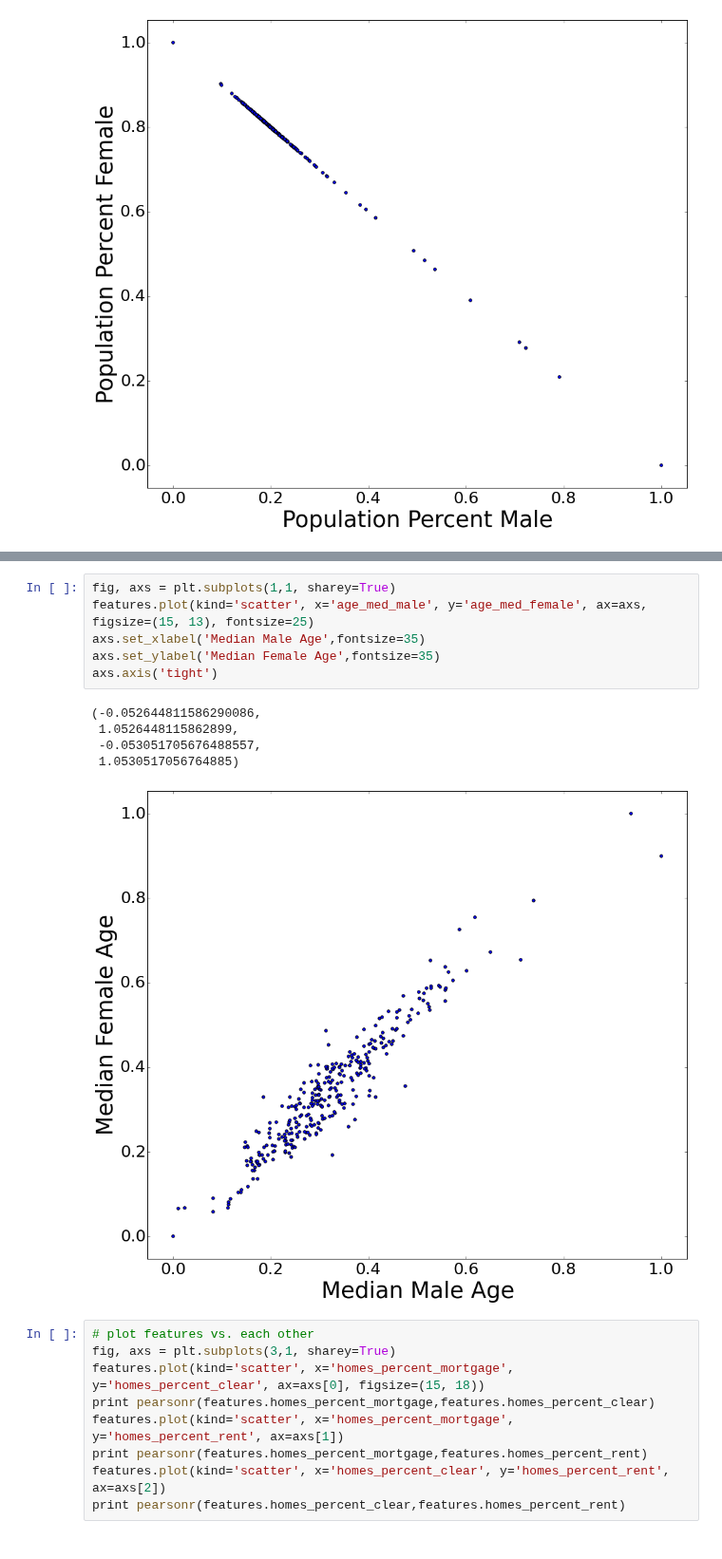
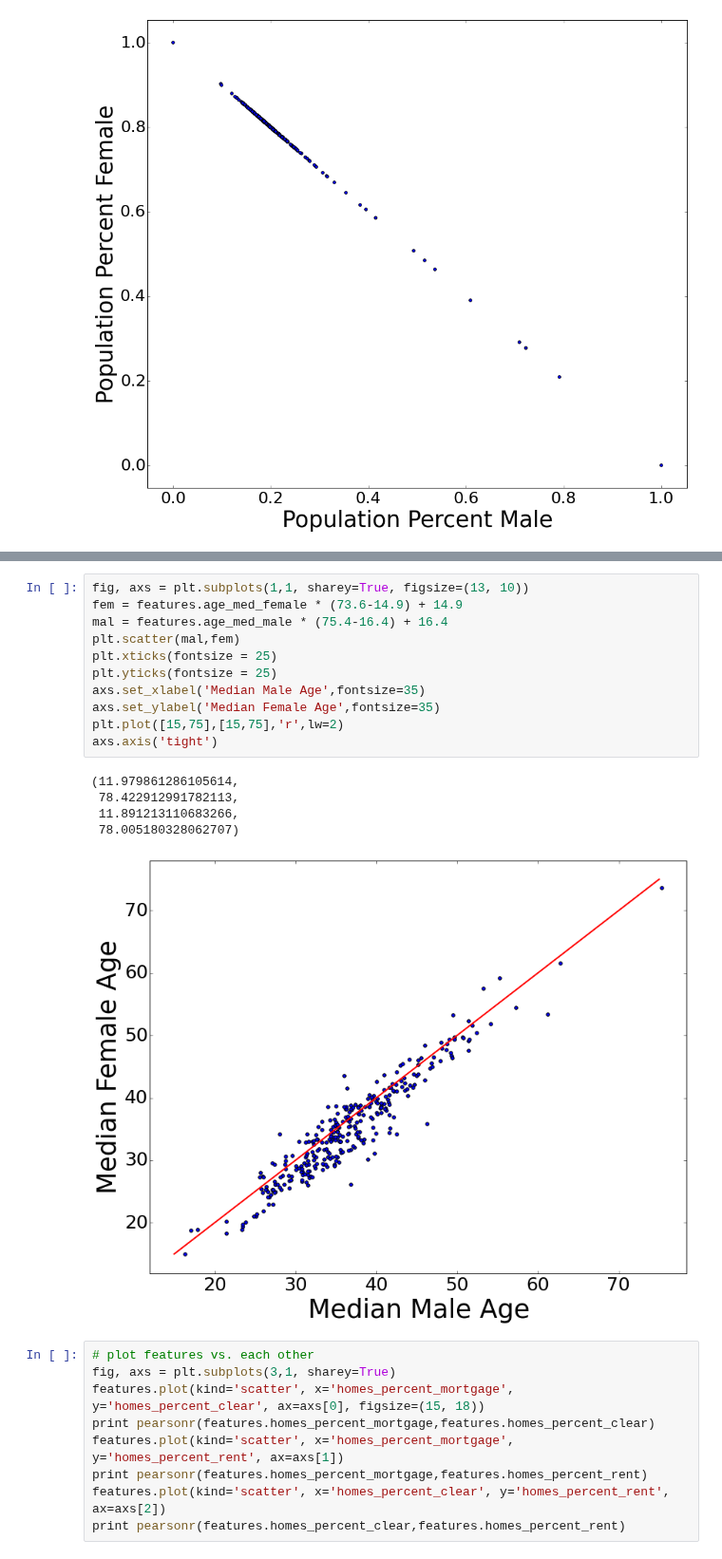
Before and after one commit to jmsilverman/insight_project, a Jupyter notebook: lin_reg_plots2.ipynb, the cells around one changed output, grey strips where cells are left out. Shown at 95% size. Cells and saved outputs as stored; diff of their text form.

```diff
--- a/lin_reg_plots2.ipynb
+++ b/lin_reg_plots2.ipynb
@@ -95,15 +95,20 @@ print pearsonr(features.age_med,features.age_med_female)
 # %%
-fig, axs = plt.subplots(1,1, sharey=True)
-features.plot(kind='scatter', x='age_med_male', y='age_med_female', ax=axs, figsize=(15, 13), fontsize=25)
+fig, axs = plt.subplots(1,1, sharey=True, figsize=(13, 10))
+fem = features.age_med_female * (73.6-14.9) + 14.9
+mal = features.age_med_male * (75.4-16.4) + 16.4
+plt.scatter(mal,fem)
+plt.xticks(fontsize = 25)
+plt.yticks(fontsize = 25)
 axs.set_xlabel('Median Male Age',fontsize=35)
 axs.set_ylabel('Median Female Age',fontsize=35)
+plt.plot([15,75],[15,75],'r',lw=2)
 axs.axis('tight')
 # %% [output]
-(-0.052644811586290086,
- 1.0526448115862899,
- -0.053051705676488557,
- 1.0530517056764885)
+(11.979861286105614,
+ 78.422912991782113,
+ 11.891213110683266,
+ 78.005180328062707)
-[figure, old version]
+[figure, new version]
 # %%
 # plot features vs. each other
 fig, axs = plt.subplots(3,1, sharey=True)
```
Also changed, not shown: parts of 6 cells of this notebook, 2 other files.
